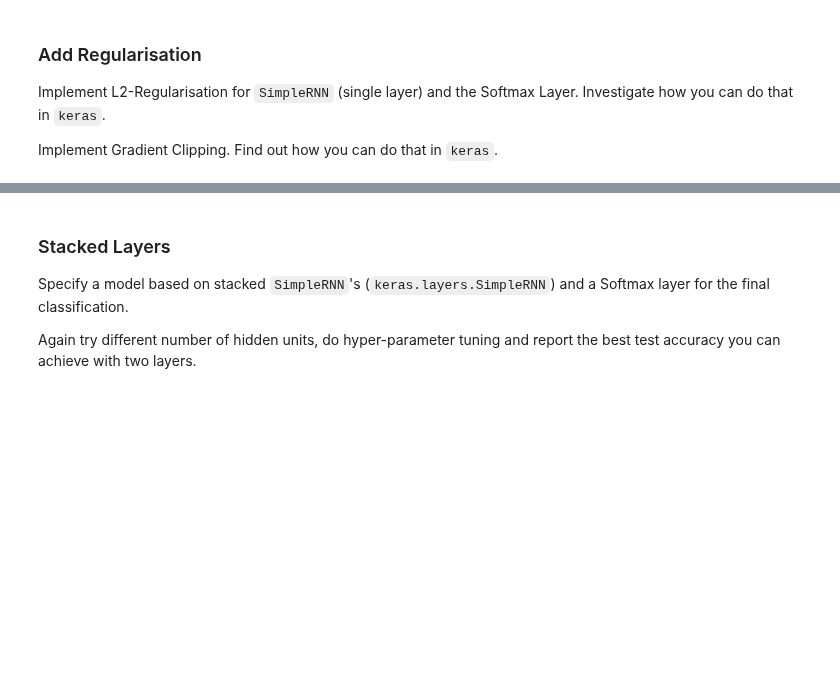
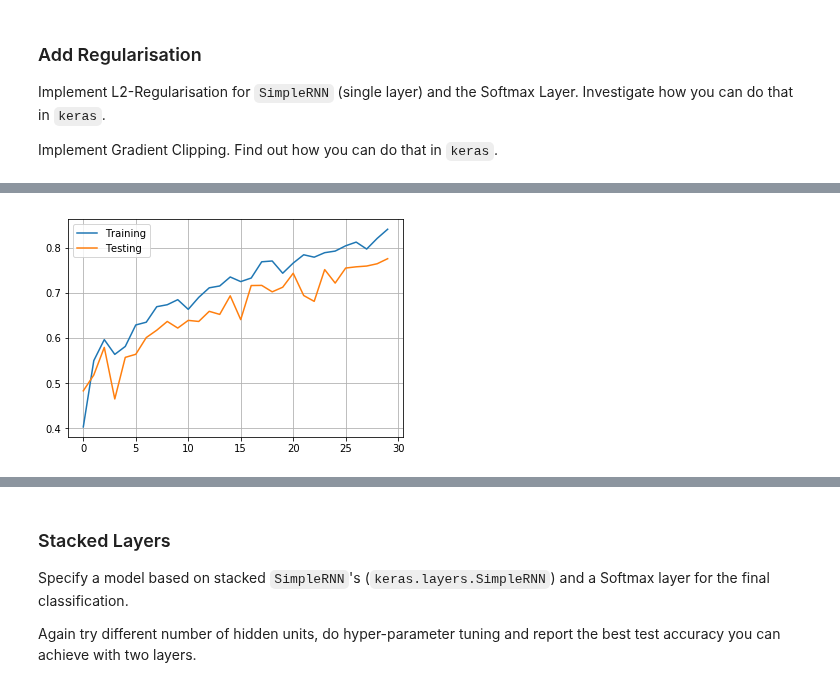
Before and after one commit to suizo12/TSM_DeLearn, a Jupyter notebook: work11/activity_recognition_stud.ipynb, the cells around one changed output, grey strips where cells are left out. Drawn from its saved outputs; the diff is of its cells as text; code cells hidden in the pictures; blank space fills up the shorter version.

```diff
--- a/work11/activity_recognition_stud.ipynb
+++ b/work11/activity_recognition_stud.ipynb
@@ -210,0 +366,7 @@ model = ...
+# %%
+plt.plot(log.history['acc'], label='Training')
+plt.plot(log.history['val_acc'], label='Testing')
+plt.legend()
+plt.grid()
+# %% [output]
+[figure, added]
```
Also changed, not shown: parts of 26 cells of this notebook.
